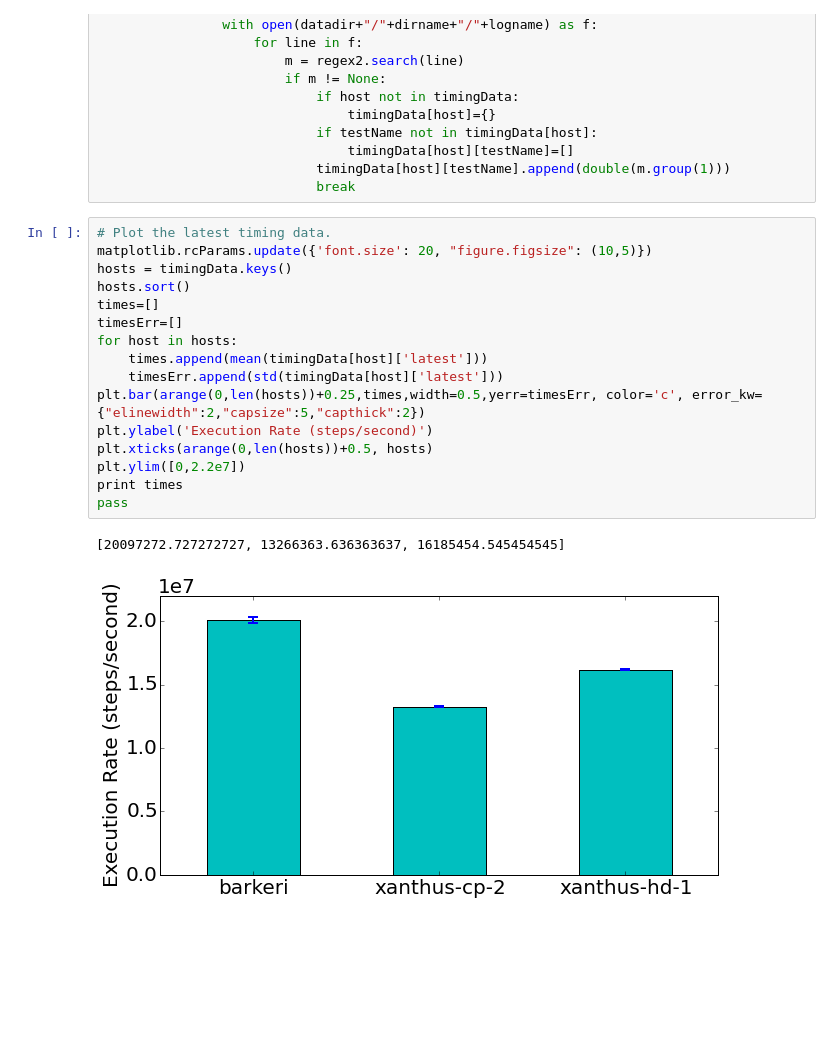
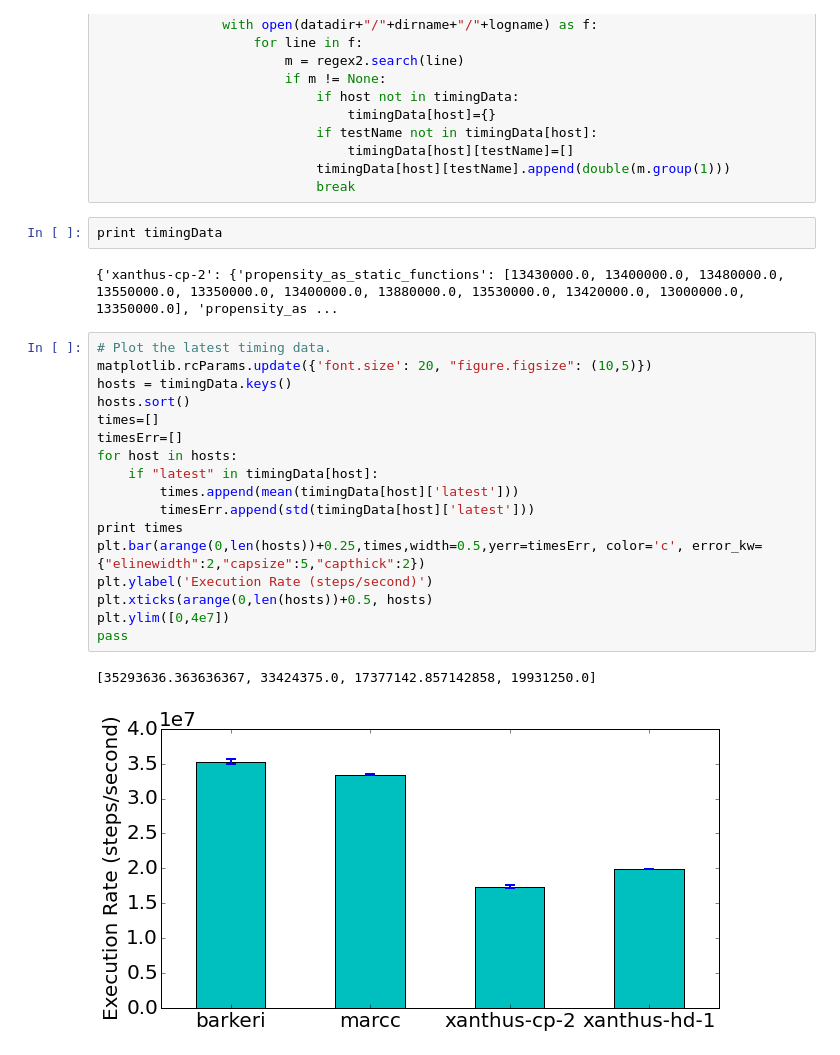
Before and after one commit to telamonian/lmes, a Jupyter notebook: regression/first_order_birth_death/analysis.ipynb, the cells around one changed output. Drawn from its saved outputs; the diff is of its cells as text; blank space fills up the shorter version.

```diff
--- a/regression/first_order_birth_death/analysis.ipynb
+++ b/regression/first_order_birth_death/analysis.ipynb
@@ -336,24 +338,29 @@ for dirname in os.listdir(datadir):
                                 timingData[host][testName]=[]
                             timingData[host][testName].append(double(m.group(1)))
                             break
+# %%
+print timingData
+# %% [output]
+{'xanthus-cp-2': {'propensity_as_static_functions': [13430000.0, 13400000.0, 13480000.0, 13550000.0, 13350000.0, 13400000.0, 13880000.0, 13530000.0, 13420000.0, 13000000.0, 13350000.0], 'propensity_as ...
 # %%
 # Plot the latest timing data.
 matplotlib.rcParams.update({'font.size': 20, "figure.figsize": (10,5)})
 hosts = timingData.keys()
 hosts.sort()
 times=[]
 timesErr=[]
 for host in hosts:
-    times.append(mean(timingData[host]['latest']))
-    timesErr.append(std(timingData[host]['latest']))
+    if "latest" in timingData[host]:
+        times.append(mean(timingData[host]['latest']))
+        timesErr.append(std(timingData[host]['latest']))
+print times
 plt.bar(arange(0,len(hosts))+0.25,times,width=0.5,yerr=timesErr, color='c', error_kw={"elinewidth":2,"capsize":5,"capthick":2})
 plt.ylabel('Execution Rate (steps/second)')
 plt.xticks(arange(0,len(hosts))+0.5, hosts)
-plt.ylim([0,2.2e7])
-print times
+plt.ylim([0,4e7])
 pass
 # %% [output]
-[20097272.727272727, 13266363.636363637, 16185454.545454545]
+[35293636.363636367, 33424375.0, 17377142.857142858, 19931250.0]
-[figure, old version]
+[figure, new version]
 # %%
 # Plot the previous timing data.
```
Also changed, not shown: parts of 11 cells of this notebook, 5 other files.
